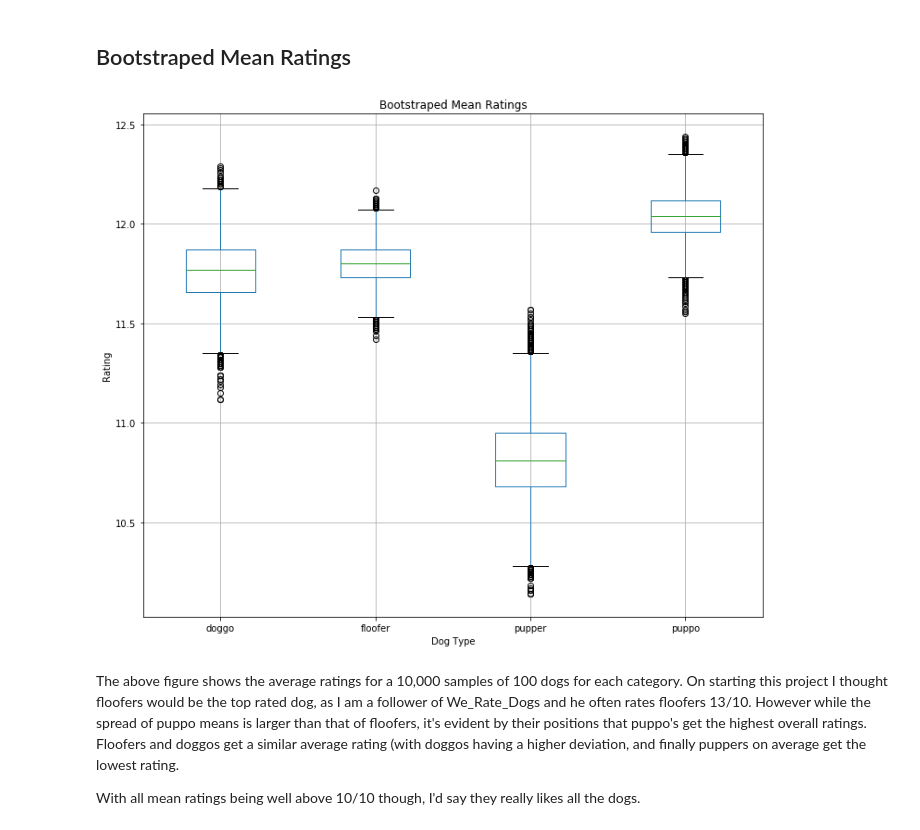
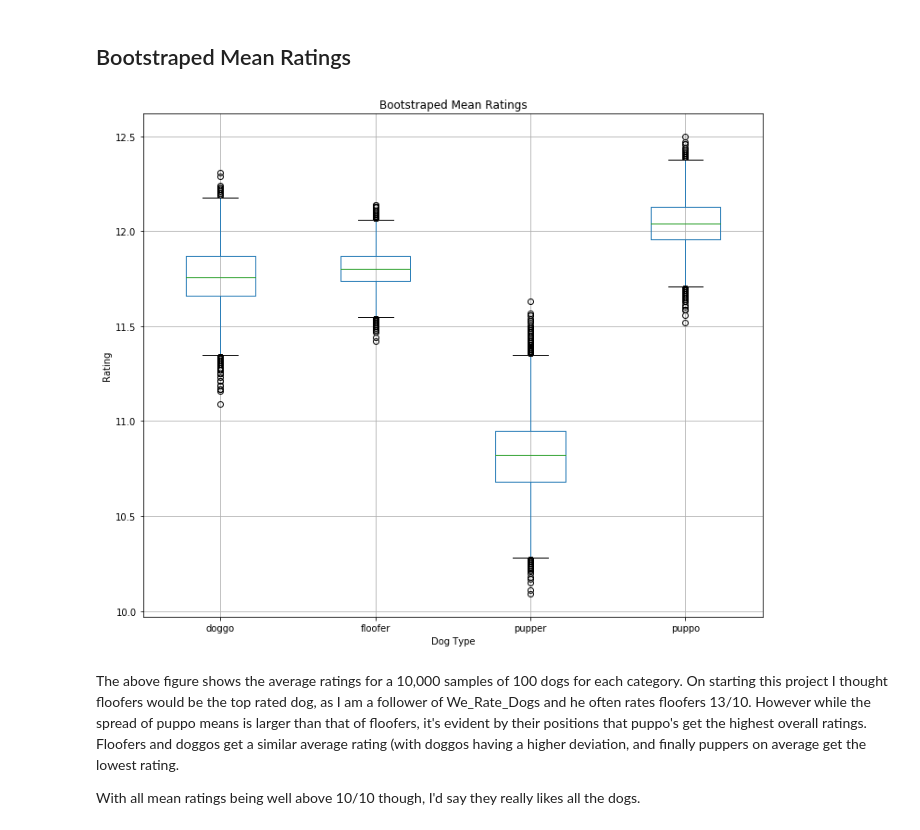
Before and after one commit to JoshuaAidanBeasley/We_Rate_Dogs, a Jupyter notebook: act_report.ipynb, the cells around one changed output. Saved outputs shown, nothing was run; the diff lists cells and outputs as text; code cells hidden in the pictures.

```diff
--- a/act_report.ipynb
+++ b/act_report.ipynb
@@ -4,9 +4,9 @@
 ## Bootstraped Mean Ratings
 # %%
 from IPython.display import Image
-Image("boot_mean_rate.png")
+Image("bootstrap_means.png")
 # %% [output]
-[figure, old version]
+[figure, new version]
 # %% [markdown]
 The above figure shows the average ratings for a 10,000 samples of 100 dogs for each category. On starting this project I thought floofers would be the top rated dog, as I am a follower of We_Rate_Dogs and he often rates floofers 13/10. However while the spread of puppo means is larger than that of floofers, it's evident by their positions that puppo's get the highest overall ratings. Floofers and doggos get a similar average rating (with doggos having a higher deviation, and finally puppers on average get the lowest rating.
 
```
Also changed, not shown: parts of 7 cells of this notebook, 5 other files.
